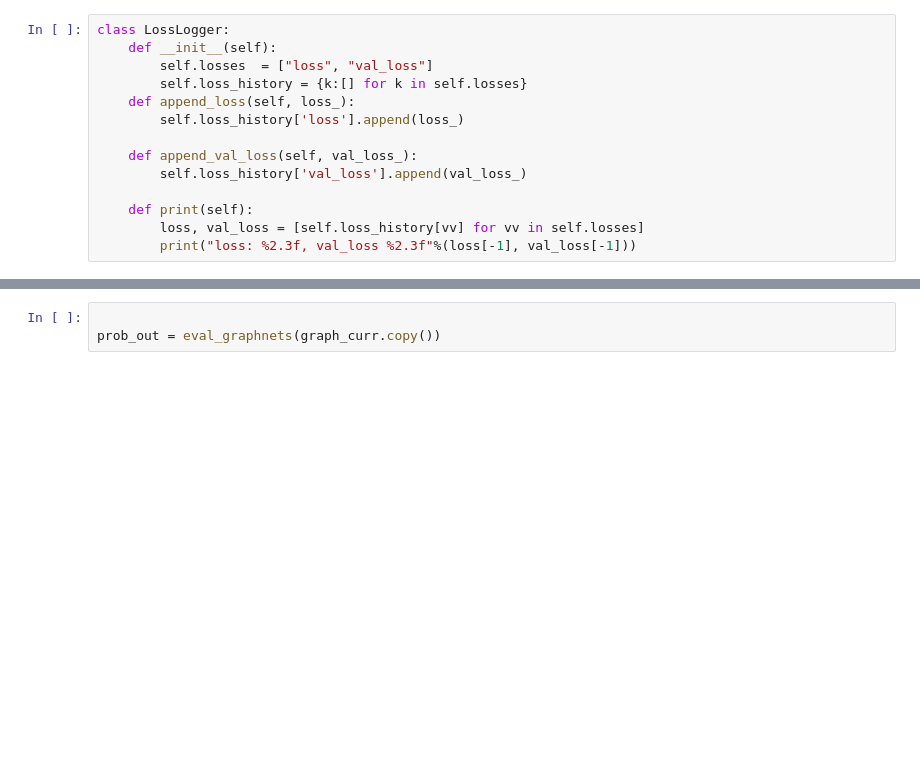
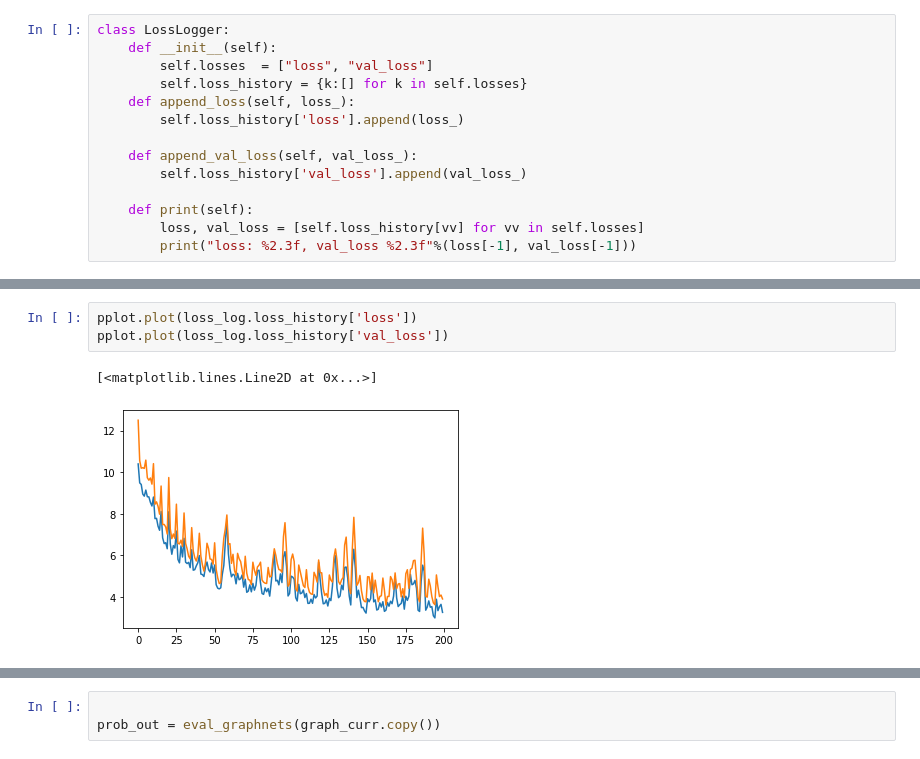
Before and after one commit to mylonasc/deep-rul-models, a Jupyter notebook: 06_05_2020_Structured_Learning_GraphNets_Gamma.ipynb, the cells around one changed output, grey strips where cells are left out. Cells and saved outputs as stored; diff of their text form; blank space fills up the shorter version.

```diff
--- a/06_05_2020_Structured_Learning_GraphNets_Gamma.ipynb
+++ b/06_05_2020_Structured_Learning_GraphNets_Gamma.ipynb
@@ -658,3 +655,9 @@ loss: -4.310, val_loss -5.060
+# %%
+pplot.plot(loss_log.loss_history['loss'])
+pplot.plot(loss_log.loss_history['val_loss'])
+# %% [output]
+[<matplotlib.lines.Line2D at 0x...>]
+[figure, added]
 # %%
 pplot.plot(loss_log.loss_history['loss'])
 pplot.plot(loss_log.loss_history['val_loss'])
```
Also changed, not shown: parts of 17 cells of this notebook, 6 other files.
